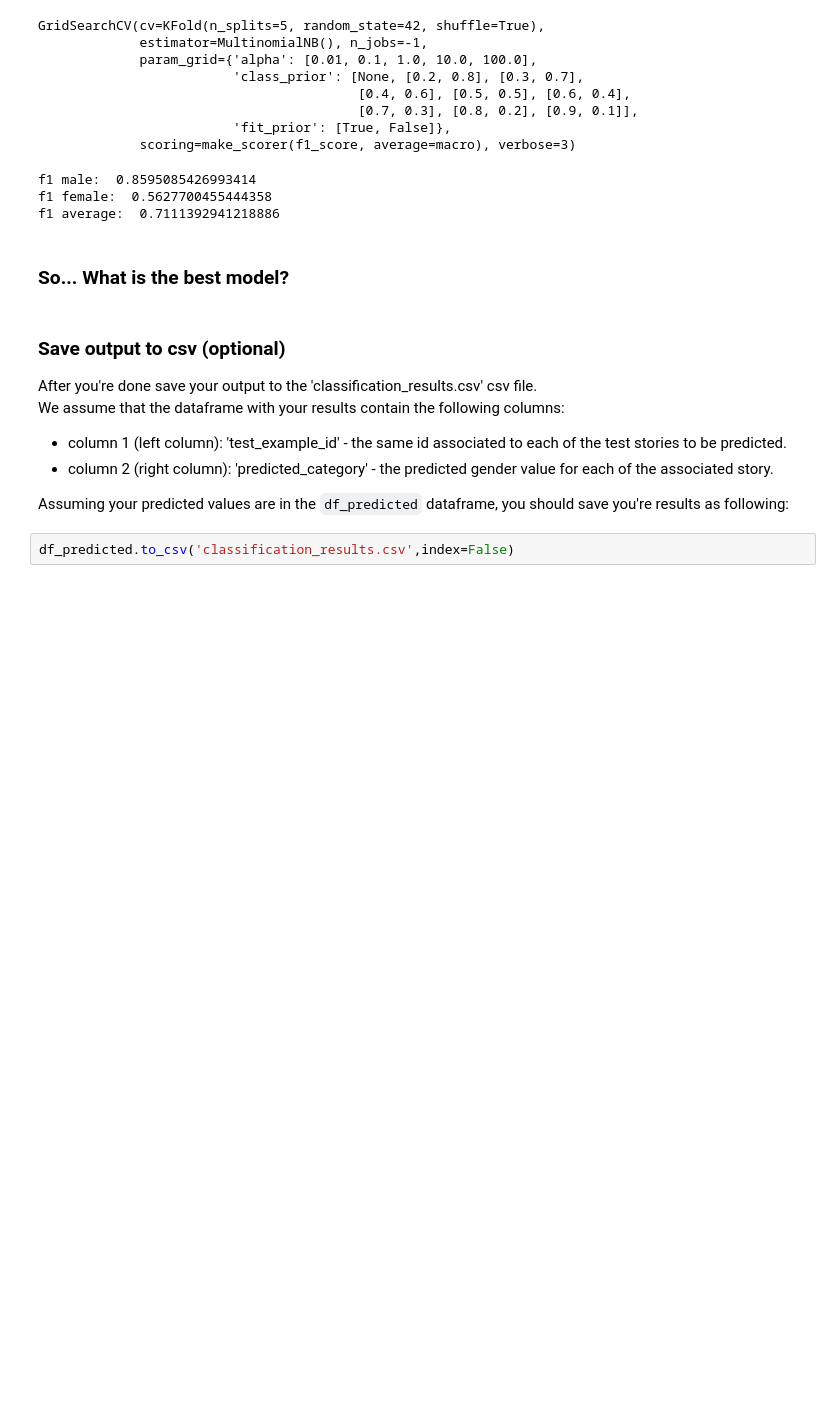
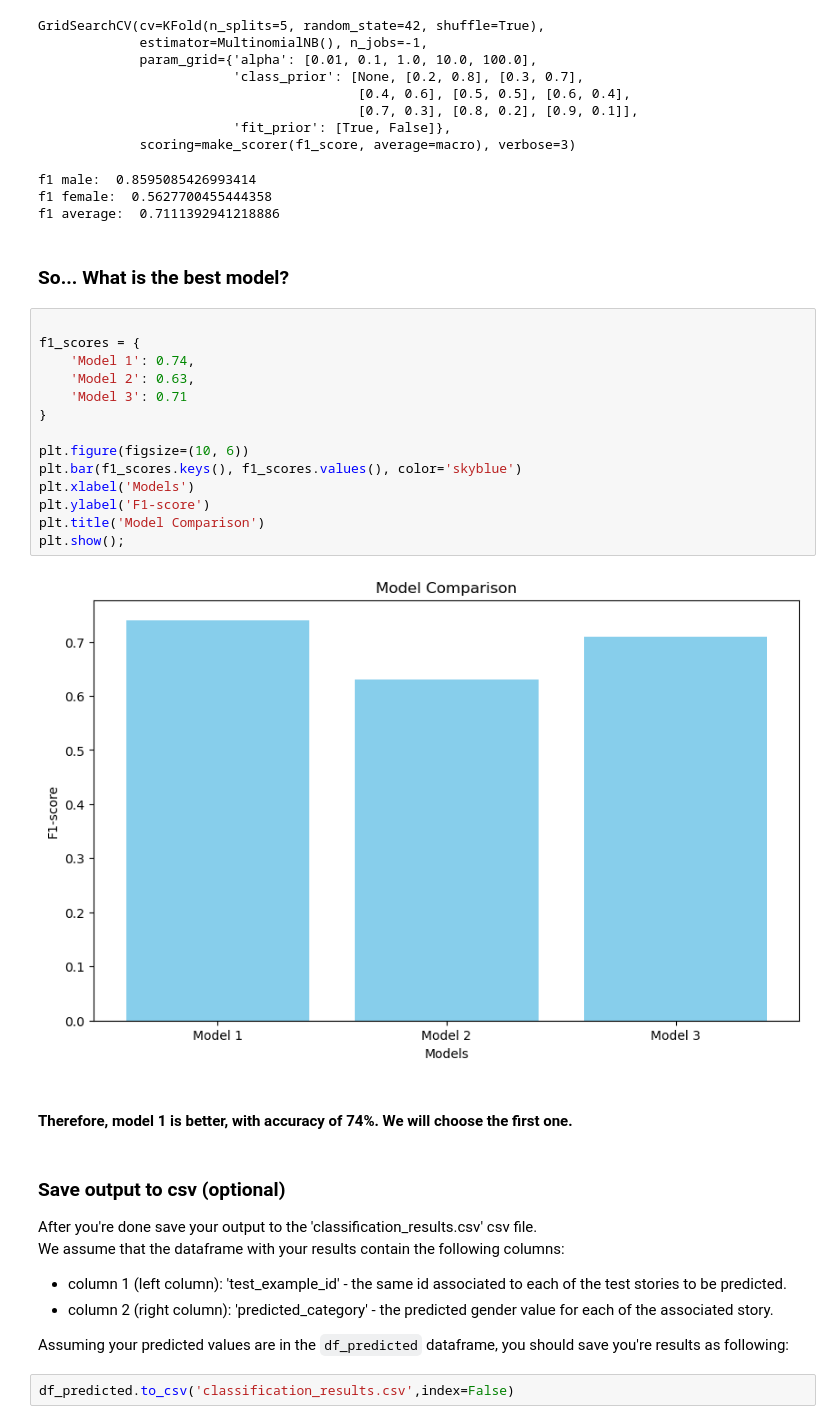
Before and after one commit to yarin-cohen02/assignment3-text_analysis, a Jupyter notebook: Assignment3-text-analysis.ipynb, the cells around one changed output. Drawn from its saved outputs; the diff is of its cells as text; blank space fills up the shorter version.

```diff
--- a/Assignment3-text-analysis.ipynb
+++ b/Assignment3-text-analysis.ipynb
@@ -505,6 +505,24 @@ f1 female:  0.5627700455444358
 f1 average:  0.7111392941218886
 # %% [markdown]
 ### So... What is the best model?
+# %%
+
+f1_scores = {
+    'Model 1': 0.74,
+    'Model 2': 0.63,
+    'Model 3': 0.71
+}
+
+plt.figure(figsize=(10, 6))
+plt.bar(f1_scores.keys(), f1_scores.values(), color='skyblue')
+plt.xlabel('Models')
+plt.ylabel('F1-score')
+plt.title('Model Comparison')
+plt.show();
+# %% [output]
+[figure, added]
+# %% [markdown]
+#### Therefore, model 1 is better, with accuracy of 74%. We will choose the first one.
 # %% [markdown]
 ### Save output to csv (optional)
 After you're done save your output to the 'classification_results.csv' csv file.<br/>
```
Also changed, not shown: parts of 4 cells of this notebook.
